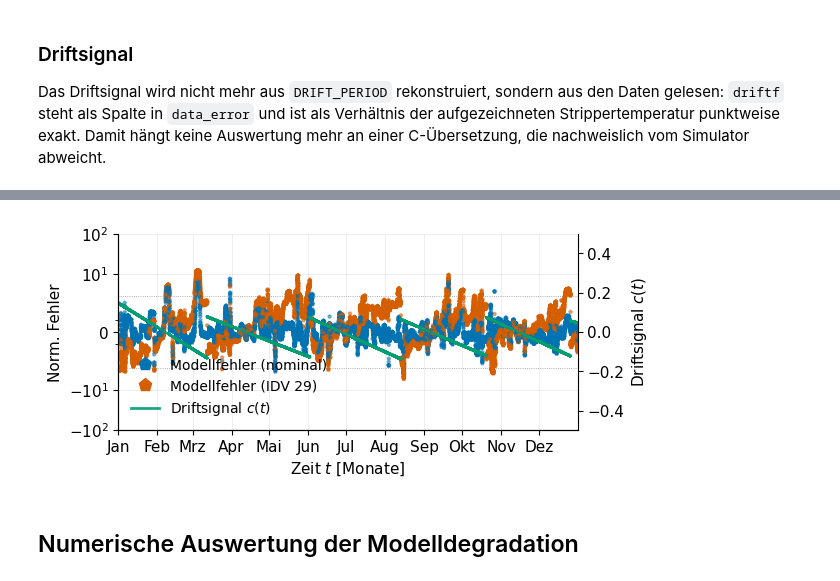
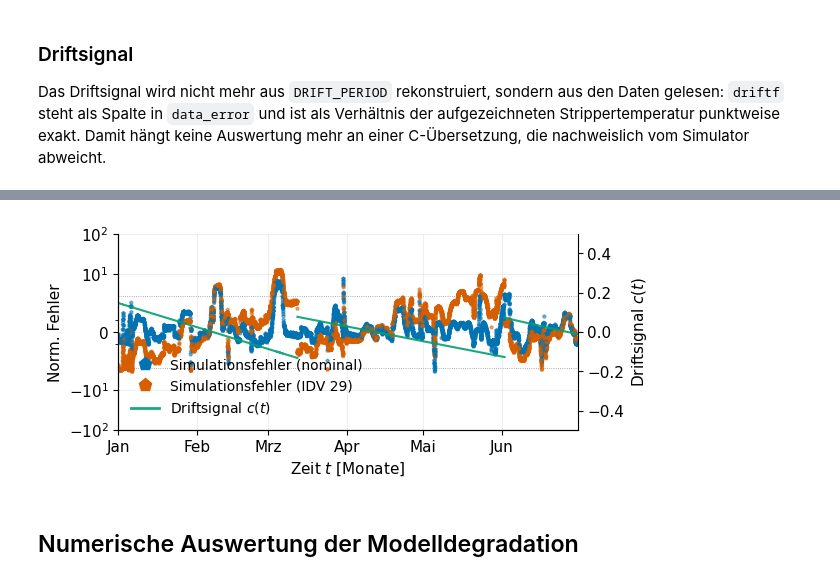
Before and after one commit to marijan-p/process_optimization_concept_drift, a Jupyter notebook: ipynb/tep/tep_model.ipynb, the cells around one changed output, grey strips where cells are left out. Cells and saved outputs as stored; diff of their text form; code cells hidden in the pictures.

Commit message:
first draft for tep model, detection and adaptation

```diff
--- a/ipynb/tep/tep_model.ipynb
+++ b/ipynb/tep/tep_model.ipynb
@@ -18,3 +15,6 @@ IS_FINAL = True
+# %%
+FORCE_RECOMPUTE = False
+IS_FINAL = True
 # %%
 # --- Konstanten ---
 SEED = 42
@@ -319,6 +319,13 @@ if _model_loaded_from_cache:
     _mc = model_store.load("model", model_cfg, rename=True)
     model, feature_cols = _mc["model"], _mc["feature_cols"]
     print(f"Modell aus Cache | Early Stopping nach {_mc.get('epochs_run', '?')} Epochen")
+    if _mc.get("loss_best"):
+        print(f"  beste Epoche {_mc.get('best_epoch', '?')}: Trainingsverlust "
+              f"{_mc['loss_best']:.3e}, Validierungsverlust {_mc['val_loss_best']:.3e}"
+              f" (Verhaeltnis {_mc['val_loss_best'] / _mc['loss_best']:.1f})")
+    else:
+        print("  Verluste der besten Epoche nicht im Cache -- fuer Punkt 4 der"
+              " Verbesserungsliste einmal mit FORCE_RECOMPUTE = True trainieren")
 else:
     import tensorflow as tf
     from tensorflow import keras
@@ -346,8 +353,22 @@ else:
         verbose=1
     )
     _epochs_run = len(history.history["loss"])
+    # Punkt 4 der Verbesserungsliste: die Verluste der besten Epoche festhalten.
+    # restore_best_weights greift auf argmin(val_loss). Liegt der Validierungs-
+    # verlust um ein Vielfaches ueber dem Trainingsverlust, misst die Validierung
+    # einen Sockel -- bei VAL_MODE = "ramp" die Transienten der Anfahrrampe, die
+    # ein statisches Modell nicht abbilden kann -- und der Abbruch sagt dann wenig
+    # ueber die Generalisierung auf ungesehene Betriebspunkte.
+    _best_epoch = int(np.argmin(history.history["val_loss"]))
+    _loss_best = float(history.history["loss"][_best_epoch])
+    _val_loss_best = float(history.history["val_loss"][_best_epoch])
     print(f"Early Stopping nach {_epochs_run} von {EPOCHS} Epochen "
           f"(Validierung: {VAL_MODE}, {n_val_points} Betriebspunkte)")
+    print(f"  beste Epoche {_best_epoch + 1}: Trainingsverlust {_loss_best:.3e}, "
+          f"Validierungsverlust {_val_loss_best:.3e} "
+          f"(Verhaeltnis {_val_loss_best / (_loss_best or np.nan):.1f})")
     model_store.save({"model": model, "feature_cols": list(feature_cols),
-                      "window_size": WINDOW_SIZE, "epochs_run": _epochs_run},
+                      "window_size": WINDOW_SIZE, "epochs_run": _epochs_run,
+                      "best_epoch": _best_epoch + 1, "loss_best": _loss_best,
+                      "val_loss_best": _val_loss_best},
                "model", model_cfg)
@@ -514,35 +515,35 @@ drift_segment
 # %%
 import matplotlib.pyplot as plt
 from src.utils import thesis_style as ts
 
 rng_plot = np.random.default_rng(SEED)
 
-PLOT_MONTHS = 12   # None -> alles
+PLOT_MONTHS = 6   # None -> alles
 
 _m = slice(None)
 if PLOT_MONTHS is not None:
     _m = (plot_index < pd.Timestamp(PLOT_EPOCH) + pd.DateOffset(months=PLOT_MONTHS)).nonzero()[0]
 
 fig, ax, ax2 = ts.error_timeseries(
     plot_index[_m],
     [(combined_data["error_norm_normal"].to_numpy(dtype=float)[_m],
-      "drift_free", "Modellfehler (nominal)"),
+      "drift_free", "Simulationsfehler (nominal)"),
      (combined_data["error_norm_fault"].to_numpy(dtype=float)[_m],
-      "drift_afflicted", f"Modellfehler (IDV {ERROR_VARIANT_ID})")],
+      "drift_afflicted", f"Simulationsfehler (IDV {ERROR_VARIANT_ID})")],
     cd=cd_signal[_m],
     ylabel="Norm. Fehler",
         xlabel="Zeit $t$ [Monate]",
         cd_label="Driftsignal $c(t)$",
         ylim=PLOT_YLIM, cd_amp=0.5, cd_tick_step=0.2,
         frac=PLOT_FRAC, rng=rng_plot, height_scale=0.45,
         legend=dict(loc="lower left", markerscale=1),
 )
 fig.tight_layout()
 plot_store.save_figure(fig, "model_error", scored_error_cfg, final=IS_FINAL,
                        savefig_kwargs={"dpi": 300}, archive_kwargs={"dpi": 300})
 plt.show()
 # %% [output]
-[figure, old version]
+[figure, new version]
 # %% [markdown]
 ## Numerische Auswertung der Modelldegradation
 # %%
```
Also changed, not shown: parts of 11 cells of this notebook, 42 other files.
